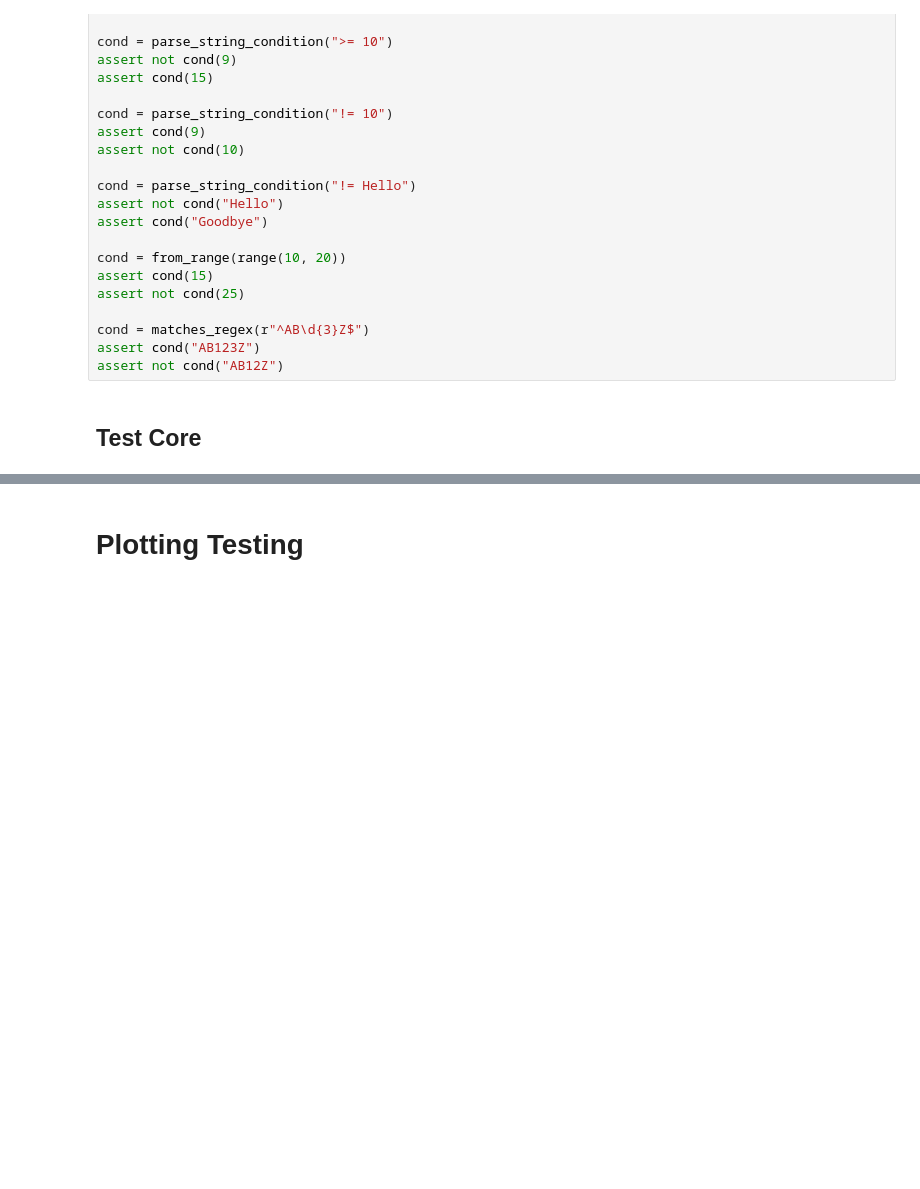
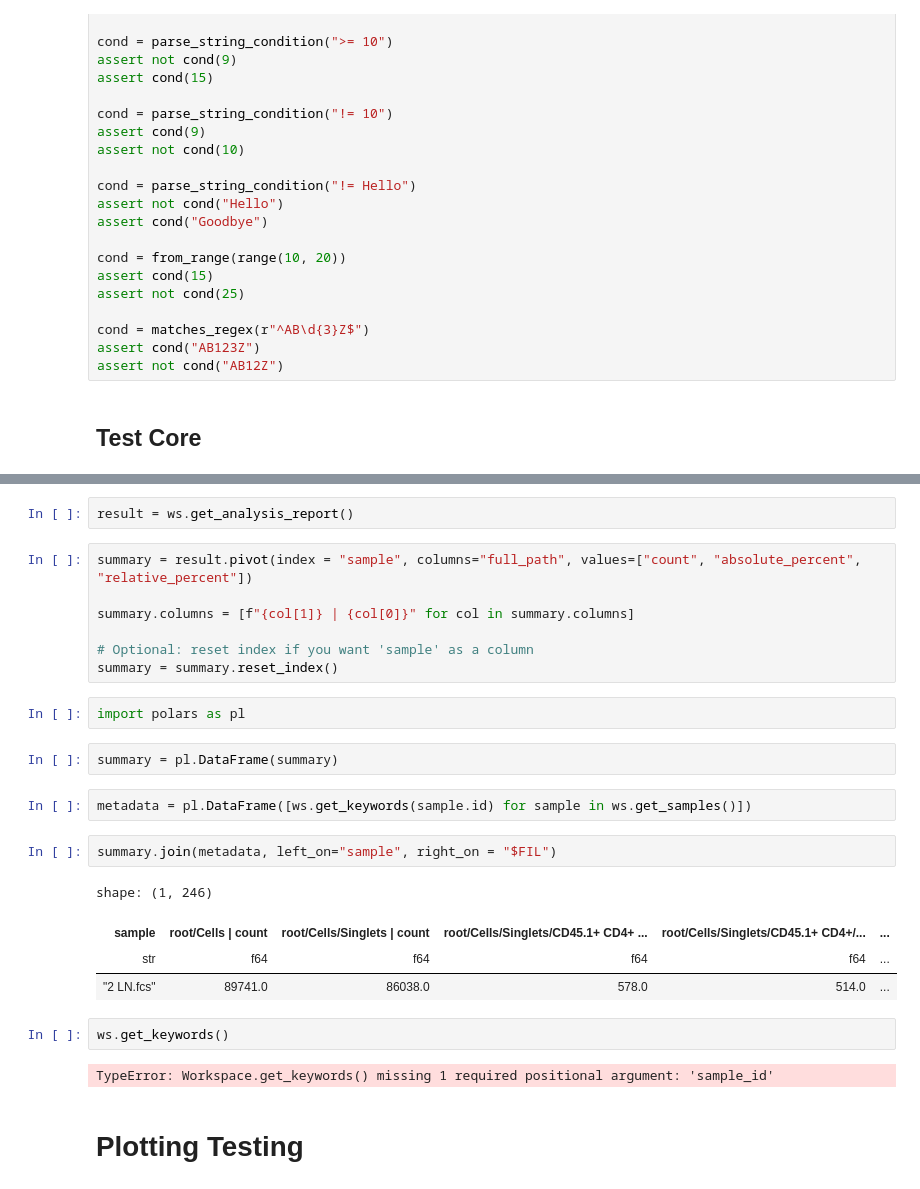
Before and after one commit to bfoley12/CytoDataParser, a Jupyter notebook: examples/test_notebook.ipynb, the cells around one changed output, grey strips where cells are left out. Saved outputs shown, nothing was run; the diff lists cells and outputs as text; blank space fills up the shorter version.

```diff
--- a/examples/test_notebook.ipynb
+++ b/examples/test_notebook.ipynb
@@ -106,3 +154,29 @@ ws = fk.parse_wsp(r"C:\Users\brend\Downloads\2025-06-20 Skin Tx Summary.xlsx")
+# %%
+result = ws.get_analysis_report()
+# %%
+summary = result.pivot(index = "sample", columns="full_path", values=["count", "absolute_percent", "relative_percent"])
+
+summary.columns = [f"{col[1]} | {col[0]}" for col in summary.columns]
+
+# Optional: reset index if you want 'sample' as a column
+summary = summary.reset_index()
+# %%
+import polars as pl
+# %%
+summary = pl.DataFrame(summary)
+# %%
+metadata = pl.DataFrame([ws.get_keywords(sample.id) for sample in ws.get_samples()])
+# %%
+summary.join(metadata, left_on="sample", right_on = "$FIL")
+# %% [output]
+shape: (1, 246)
+| sample | root/Cells | count | root/Cells/Singlets | count | root/Cells/Singlets/CD45.1+ CD4+ ... | root/Cells/Singlets/CD45.1+ CD4+/... | ... |
+| str | f64 | f64 | f64 | f64 | ... |
+| "2 LN.fcs" | 89741.0 | 86038.0 | 578.0 | 514.0 | ... |
+# %%
+ws.get_keywords()
+# %% [output]
+TypeError: Workspace.get_keywords() missing 1 required positional argument: 'sample_id'
 # %% [markdown]
 # Plotting Testing
 # %%
```
Also changed, not shown: parts of 26 cells of this notebook, 32 other files.
